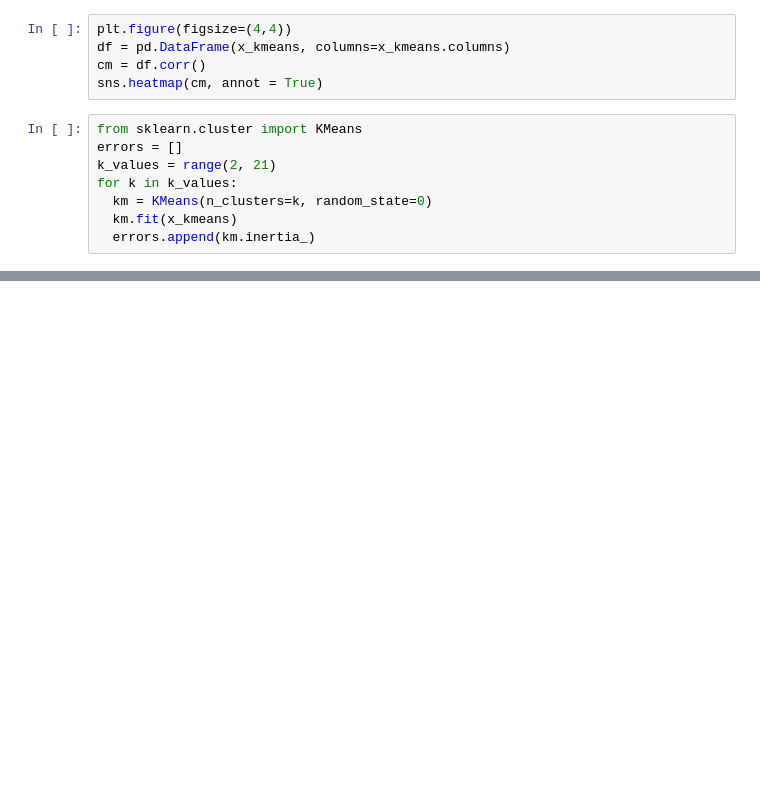
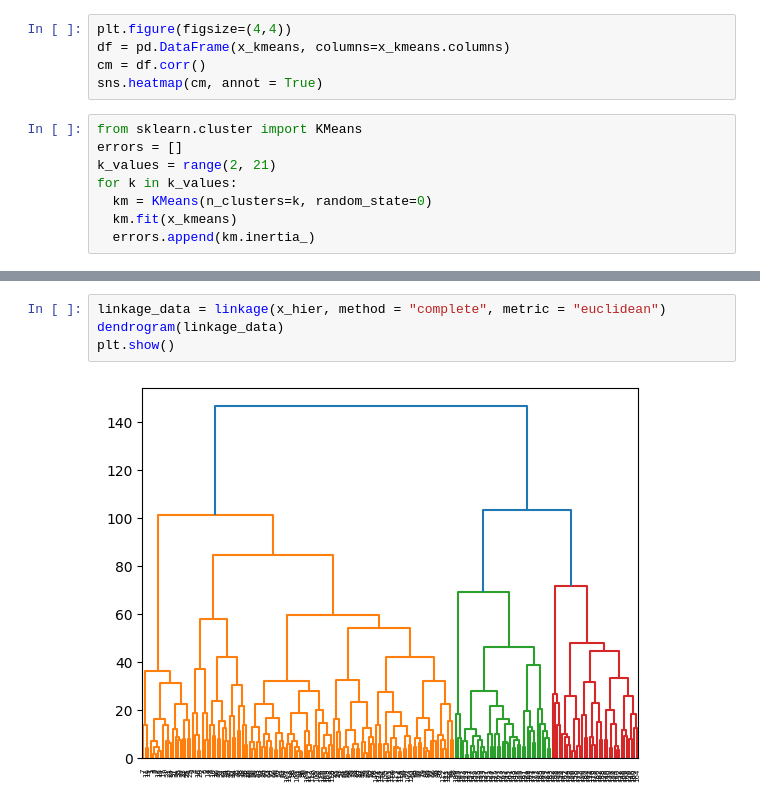
Before and after one commit to Indian1999/klaszterezes, a Jupyter notebook: Klaszterezés_szombat13.ipynb, the cells around one changed output, grey strips where cells are left out. Saved outputs shown, nothing was run; the diff lists cells and outputs as text; blank space fills up the shorter version.

```diff
--- a/Klaszterezés_szombat13.ipynb
+++ b/Klaszterezés_szombat13.ipynb
@@ -56,0 +74,6 @@ plt.show()
+# %%
+linkage_data = linkage(x_hier, method = "complete", metric = "euclidean")
+dendrogram(linkage_data)
+plt.show()
+# %% [output]
+[figure, added]
```
Also changed, not shown: parts of 15 cells of this notebook.
